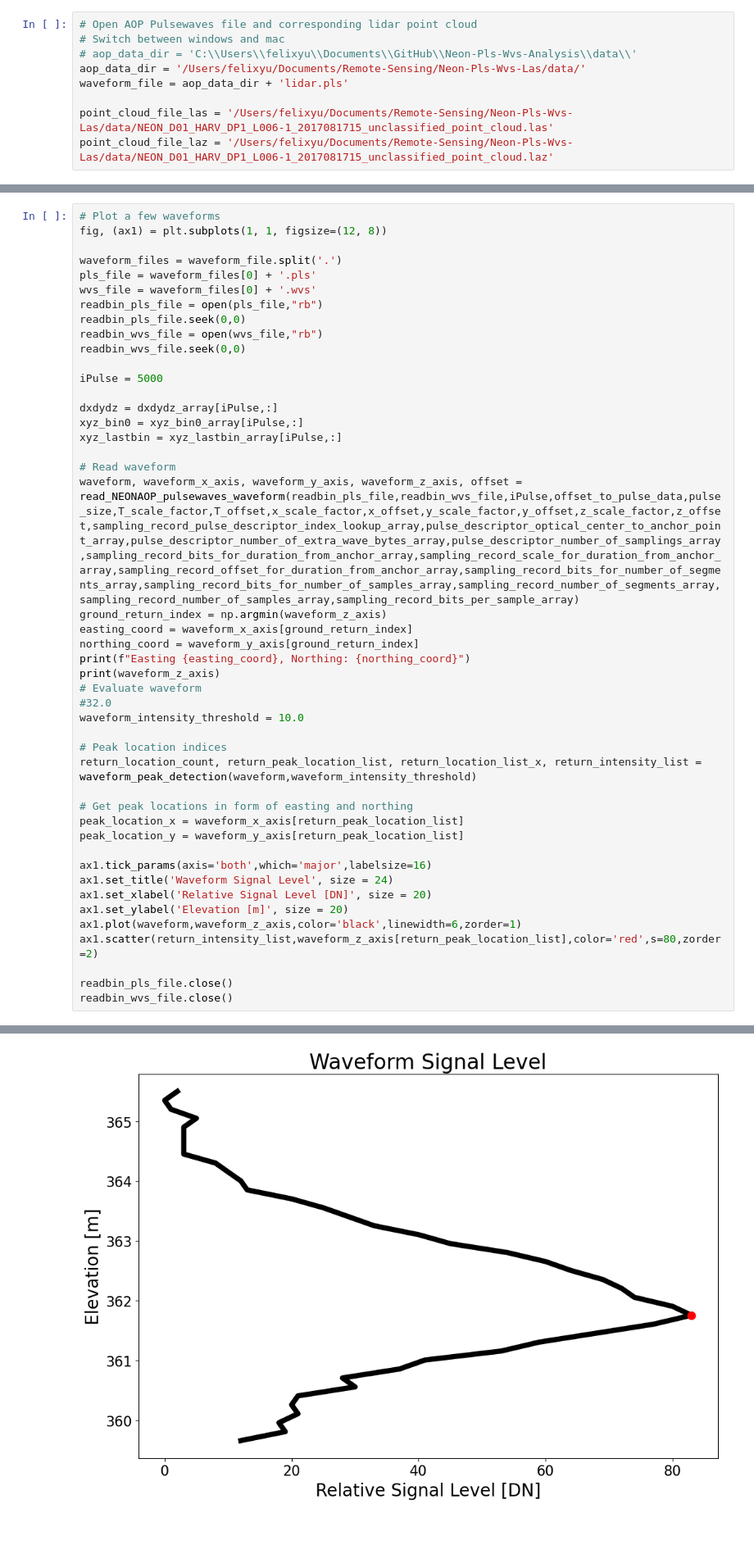
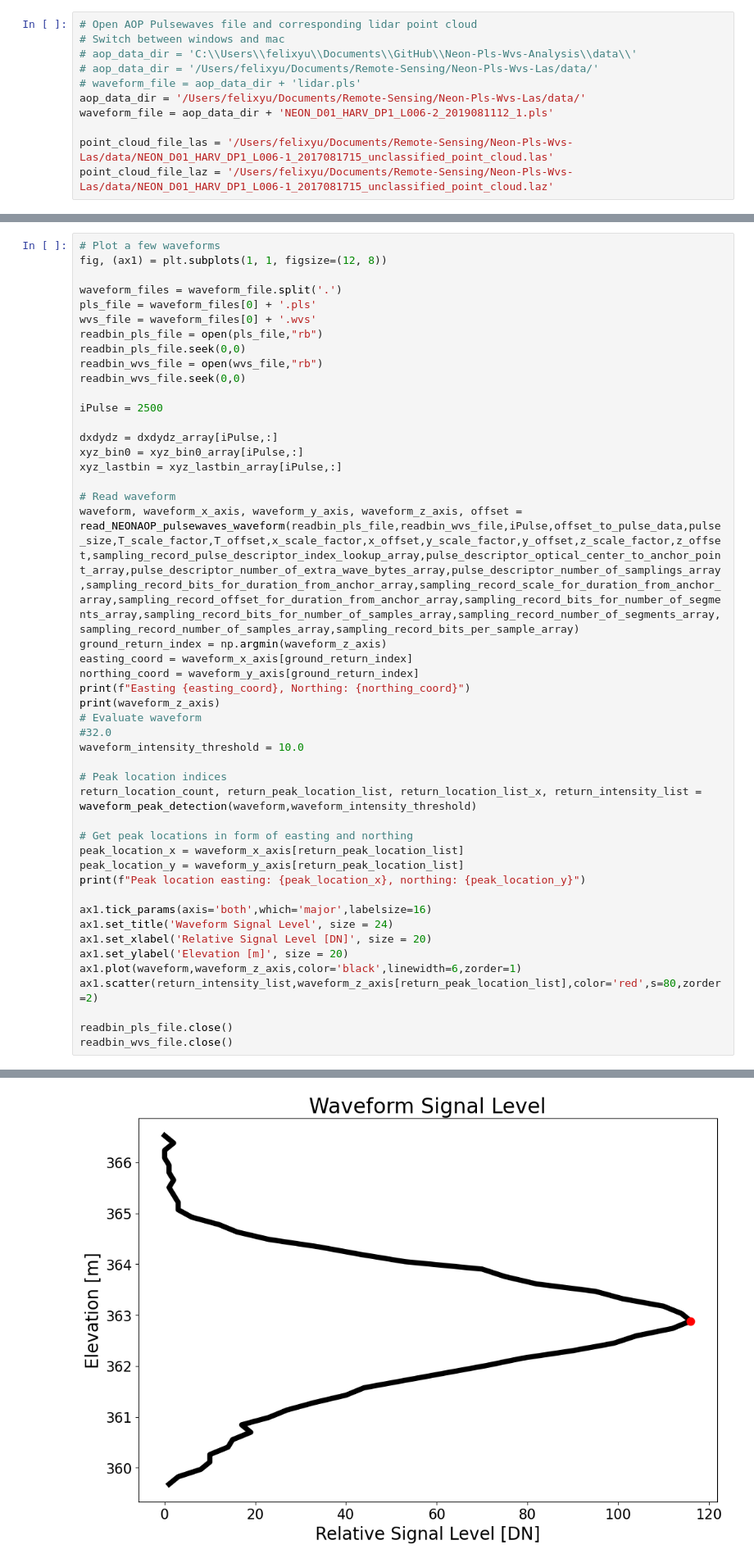
Before and after one commit to feyu39/Neon-Full-Waveform-LiDAR-Processor, a Jupyter notebook: neon_processor_one.ipynb, the cells around one changed output, grey strips where cells are left out. Shown at 82% size. Drawn from its saved outputs; the diff is of its cells as text; blank space fills up the shorter version.

```diff
--- a/neon_processor_one.ipynb
+++ b/neon_processor_one.ipynb
@@ -19,8 +18,10 @@ number_of_waveform_files = 10000
 # Open AOP Pulsewaves file and corresponding lidar point cloud
 # Switch between windows and mac
 # aop_data_dir = 'C:\\Users\\felixyu\\Documents\\GitHub\\Neon-Pls-Wvs-Analysis\\data\\'
+# aop_data_dir = '/Users/felixyu/Documents/Remote-Sensing/Neon-Pls-Wvs-Las/data/'
+# waveform_file = aop_data_dir + 'lidar.pls'
 aop_data_dir = '/Users/felixyu/Documents/Remote-Sensing/Neon-Pls-Wvs-Las/data/'
-waveform_file = aop_data_dir + 'lidar.pls'
+waveform_file = aop_data_dir + 'NEON_D01_HARV_DP1_L006-2_2019081112_1.pls'
 
 point_cloud_file_las = '/Users/felixyu/Documents/Remote-Sensing/Neon-Pls-Wvs-Las/data/NEON_D01_HARV_DP1_L006-1_2017081715_unclassified_point_cloud.las'
 point_cloud_file_laz = '/Users/felixyu/Documents/Remote-Sensing/Neon-Pls-Wvs-Las/data/NEON_D01_HARV_DP1_L006-1_2017081715_unclassified_point_cloud.laz'
@@ -646,7 +653,7 @@ readbin_pls_file.seek(0,0)
 readbin_wvs_file = open(wvs_file,"rb")
 readbin_wvs_file.seek(0,0)
 
-iPulse = 5000
+iPulse = 2500
 
 dxdydz = dxdydz_array[iPulse,:]
 xyz_bin0 = xyz_bin0_array[iPulse,:]
@@ -669,6 +676,7 @@ return_location_count, return_peak_location_list, return_location_list_x, return
 # Get peak locations in form of easting and northing
 peak_location_x = waveform_x_axis[return_peak_location_list]
 peak_location_y = waveform_y_axis[return_peak_location_list]
+print(f"Peak location easting: {peak_location_x}, northing: {peak_location_y}")
 
 ax1.tick_params(axis='both',which='major',labelsize=16)
 ax1.set_title('Waveform Signal Level', size = 24)
@@ -700 +708 @@ Z_last: [359.65875]
-[figure, old version]
+[figure, new version]
```
Also changed, not shown: parts of 8 cells of this notebook.
